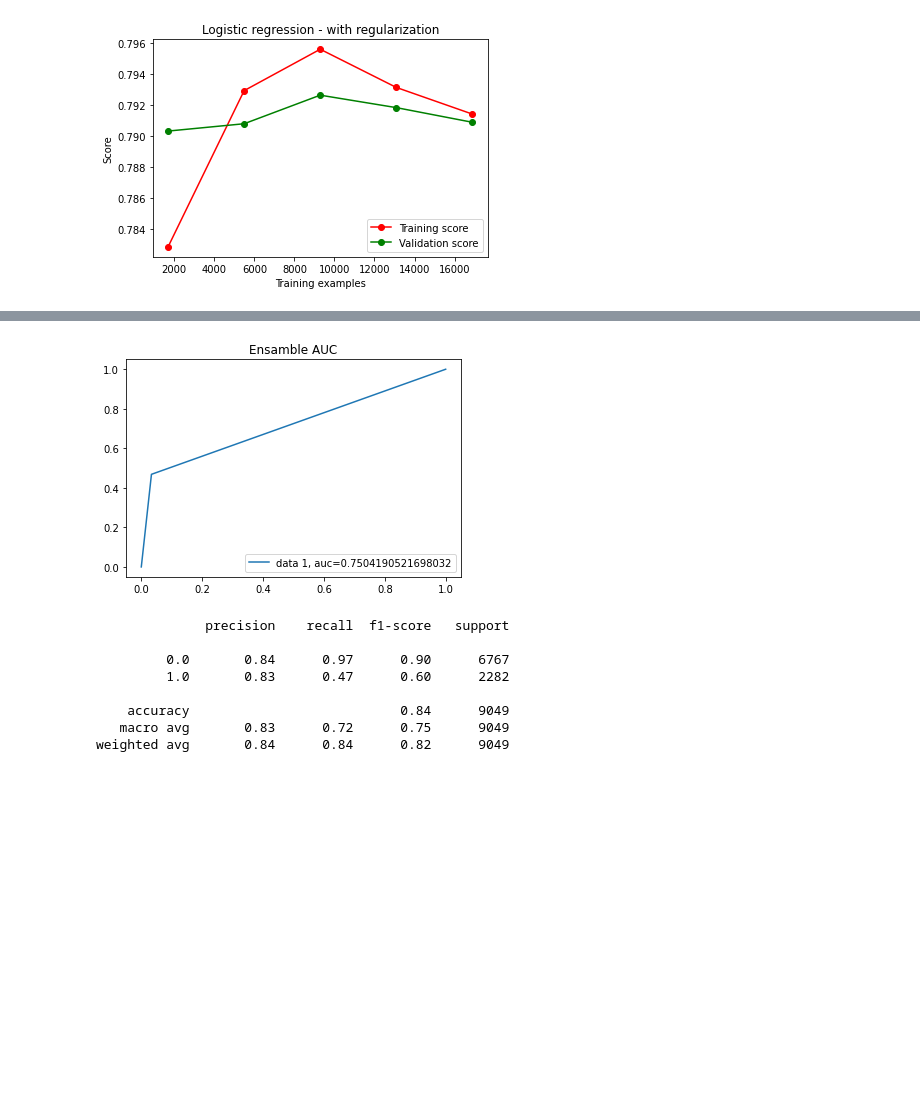
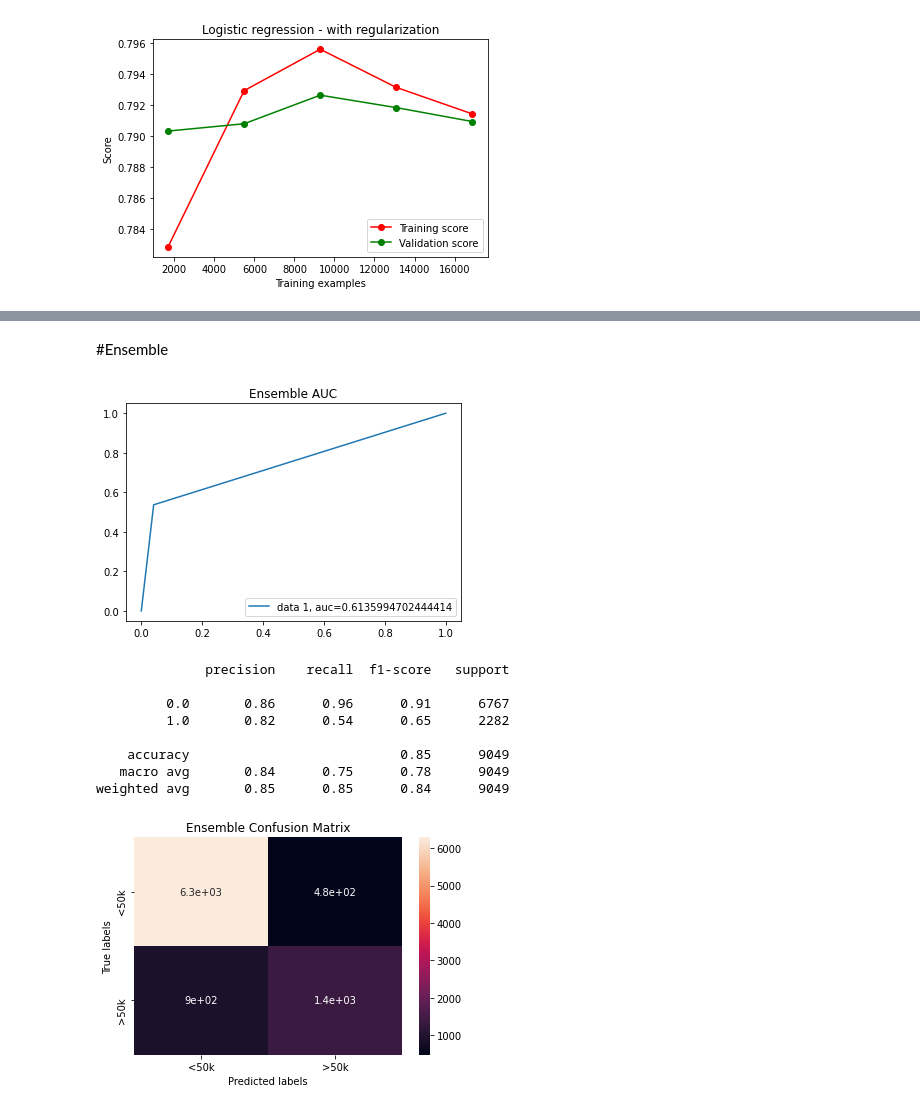
Before and after one commit to danielel013/Census_dataset, a Jupyter notebook: Census_predict.ipynb, the cells around one changed output, grey strips where cells are left out. Cells and saved outputs as stored; diff of their text form; code cells hidden in the pictures; blank space fills up the shorter version.

```diff
--- a/Census_predict.ipynb
+++ b/Census_predict.ipynb
@@ -533,13 +574,13 @@ weighted avg       0.78      0.79      0.75     21113
 from sklearn.linear_model import LogisticRegression
 
 
-log_reg =  LogisticRegression(C=10, solver='lbfgs', penalty='l2',max_iter=5000)
+log_reg2 =  LogisticRegression(C=5, solver='lbfgs', penalty='l2',max_iter=5000)
 
-log_reg_results=model_selection.cross_val_predict(log_reg, X_train, y_train, cv=kfold, method='predict')
+log_reg_results2=model_selection.cross_val_predict(log_reg2, X_train, y_train, cv=kfold, method='predict')
 
-print(classification_report(y_train,log_reg_results))
-auc = metrics.roc_auc_score(y_train, log_reg_results)
-fpr_log, tpr_log, _ = metrics.roc_curve(y_train,  log_reg_results)
+print(classification_report(y_train,log_reg_results2))
+auc = metrics.roc_auc_score(y_train, log_reg_results2)
+fpr_log, tpr_log, _ = metrics.roc_curve(y_train,  log_reg_results2)
 plt.plot(fpr_log, tpr_log,label="data 1, auc="+str(auc))
 plt.legend(loc=4)
 plt.show()
@@ -570,9 +611,9 @@ weighted avg       0.78      0.79      0.75     21113
 # %%
 from sklearn.model_selection import GridSearchCV
 
-logic_params =  [{'penalty': ['l1'], 'C':[0.001, 0.01, 0.1, 1, 10],
+logic_params =  [{'penalty': ['l1'], 'C':[0.001, 0.01, 0.1, 1,5, 10],
                      'solver':['liblinear'],'max_iter':[100,1000,5000]},
-                 {'penalty': ['l2'], 'C':[0.001, 0.01, 0.1, 1, 10],
+                 {'penalty': ['l2'], 'C':[0.001, 0.01, 0.1, 1,5, 10],
                      'solver':['lbfgs', 'liblinear'],'max_iter':[100,1000,5000]}]
 
 
@@ -589,4 +647,6 @@ Evaluation:
 # %%
+from sklearn.metrics import plot_confusion_matrix
+
 tree_pred=tree_optimal_model.predict(X_test)
 svm_pred=svm_grid.predict(X_test)
 logic_pred=logic_grid.predict(X_test)
@@ -598,6 +658,7 @@ logic_pred=logic_pred.tolist()
 ##Decision trees test evaluation
 tree_eval=classification_report( y_test, tree_pred)
 auc_tree = metrics.roc_auc_score(y_test, tree_pred)
+tree_conf=confusion_matrix( y_test, tree_pred)
 fpr_tree, tpr_tree, _ = metrics.roc_curve(y_test, tree_pred)
 plt.plot(fpr_tree, tpr_tree,label="data 1, auc="+str(auc))
 plt.legend(loc=4)
@@ -609,6 +670,7 @@ print(tree_eval)
 ##SVM test evaluation
 svm_eval=classification_report( y_test, svm_pred)
 auc_svm = metrics.roc_auc_score(y_test, svm_pred)
+svm_conf=confusion_matrix( y_test, svm_pred)
 fpr_svm, tpr_svm, _ = metrics.roc_curve(y_test, svm_pred)
 plt.plot(fpr_svm, tpr_svm,label="data 1, auc="+str(auc))
 plt.legend(loc=4)
@@ -618,6 +680,7 @@ print(svm_eval)
 
 ##Logicstic Regression test evaluation
 logic_eval=classification_report( y_test, logic_pred)
+logic_conf=confusion_matrix( y_test, logic_pred)
 auc_logic = metrics.roc_auc_score(y_test, logic_pred)
 fpr_logic, tpr_logic, _ = metrics.roc_curve(y_test, logic_pred)
 plt.plot(fpr_logic, tpr_logic,label="data 1, auc="+str(auc))
@@ -658,30 +751,44 @@ Ensamble:
+# %% [markdown]
+#Ensemble
 # %%
 
-ensamble=[]
+ensemble=[]
 
 sum_pred=[x + y+ z for x, y,z in zip(tree_pred, svm_pred,logic_pred)]
 
 for i in sum_pred:
   if i>1.0:
-   ensamble.append(1.0)
+   ensemble.append(1.0)
   else:
-   ensamble.append(0.0)
+   ensemble.append(0.0)
 
-ensamble_eval=classification_report( y_test, ensamble)
-auc_ensamble = metrics.roc_auc_score(y_test, ensamble)
-fpr_ensamble, tpr_ensamble, _ = metrics.roc_curve(y_test, ensamble)
-plt.plot(fpr_ensamble, tpr_ensamble,label="data 1, auc="+str(auc))
+ensemble_eval=classification_report( y_test, ensemble)
+auc_ensemble = metrics.roc_auc_score(y_test, ensemble)
+fpr_ensemble, tpr_ensemble, _ = metrics.roc_curve(y_test, ensemble)
+plt.plot(fpr_ensemble, tpr_ensemble,label="data 1, auc="+str(auc))
 plt.legend(loc=4)
-plt.title('Ensamble AUC')
+plt.title('Ensemble AUC')
 plt.show()
-print(ensamble_eval)
+print(ensemble_eval)
+
+ens_conf=confusion_matrix( y_test, ensemble)
+
+
+ens_ax= plt.subplot()
+sns.heatmap(logic_conf, annot=True, ax = ens_ax);
+
+# labels, title and ticks
+ens_ax.set_xlabel('Predicted labels');ens_ax.set_ylabel('True labels');
+ens_ax.set_title('Ensemble Confusion Matrix');
+ens_ax.xaxis.set_ticklabels(['<50k', '>50k']); ens_ax.yaxis.set_ticklabels(['<50k', '>50k']);
 # %% [output]
-[figure, old version]
+[figure, new version]
               precision    recall  f1-score   support
 
-         0.0       0.84      0.97      0.90      6767
-         1.0       0.83      0.47      0.60      2282
+         0.0       0.86      0.96      0.91      6767
+         1.0       0.82      0.54      0.65      2282
 
-    accuracy                           0.84      9049
-   macro avg       0.83      0.72      0.75      9049
-weighted avg       0.84      0.84      0.82      9049
+    accuracy                           0.85      9049
+   macro avg       0.84      0.75      0.78      9049
+weighted avg       0.85      0.85      0.84      9049
+[figure, added]
```
Also changed, not shown: parts of 33 cells of this notebook.
